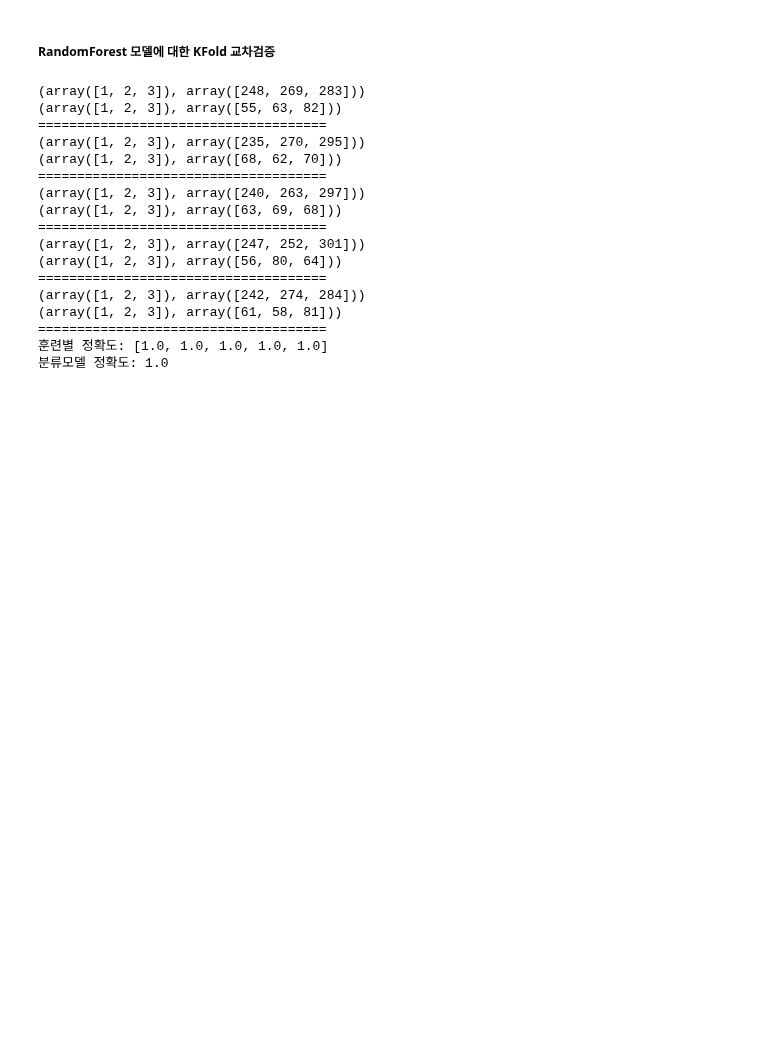
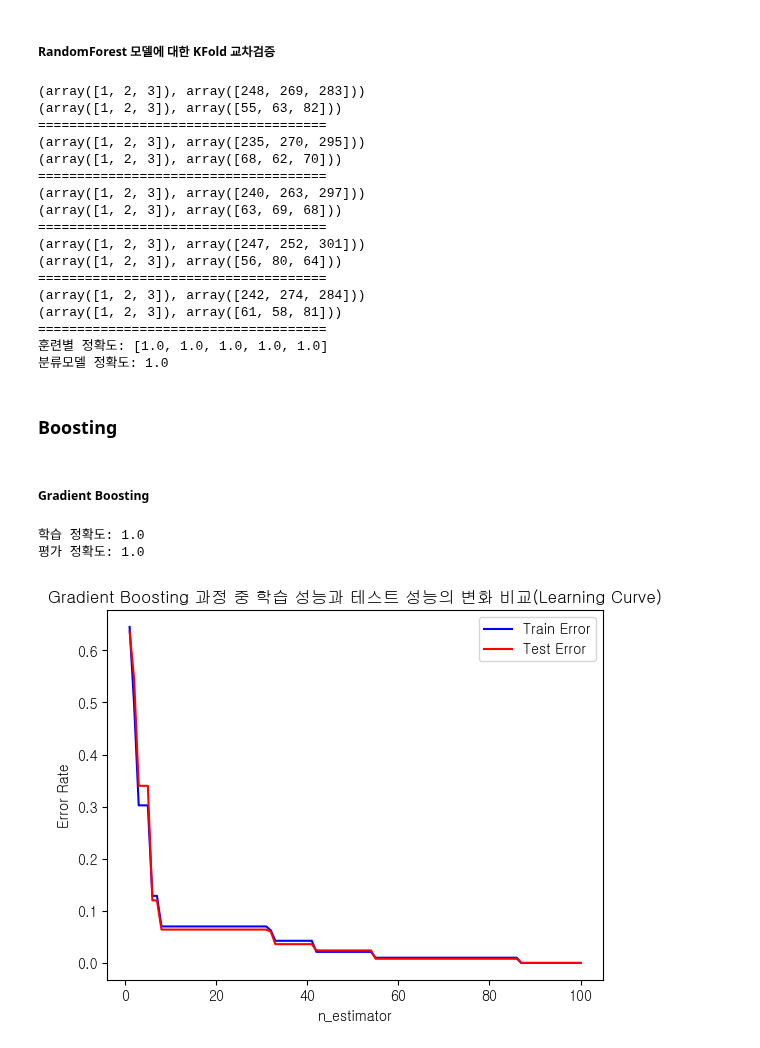
Before and after one commit to encore-SKN11/ML-3Team, a Jupyter notebook: ml_hyg_edited_by_bjs.ipynb, the cells around one changed output. Cells and saved outputs as stored; diff of their text form; code cells hidden in the pictures; blank space fills up the shorter version.

```diff
--- a/ml_hyg_edited_by_bjs.ipynb
+++ b/ml_hyg_edited_by_bjs.ipynb
@@ -1001,3 +1001,53 @@ print("분류모델 정확도:", np.mean(cv_accuracy))     # 배열의 평균
 =====================================
 훈련별 정확도: [1.0, 1.0, 1.0, 1.0, 1.0]
 분류모델 정확도: 1.0
+# %% [markdown]
+### Boosting
+# %% [markdown]
+##### Gradient Boosting
+# %%
+from sklearn.ensemble import GradientBoostingClassifier
+
+gb_clf = GradientBoostingClassifier(
+    n_estimators = 100,
+    learning_rate = 0.01
+)
+
+gb_clf.fit(X_train, y_train)
+
+y_pred_train = gb_clf.predict(X_train)
+y_pred_test = gb_clf.predict(X_test)
+
+print(f'학습 정확도: {accuracy_score(y_train, y_pred_train)}')
+print(f'평가 정확도: {accuracy_score(y_test, y_pred_test)}')
+# %% [output]
+학습 정확도: 1.0
+평가 정확도: 1.0
+# %%
+# 모델의 수렴 과정
+# 훈련 데이터에 비해 테스트 데이터가 높은 경우 과적합이 발생할 수 있음
+# -> 모델이 훈련 데이터의 세부적인 요소까지 학습을 해서 train data의 error보다 test data의 error 비율이 높게 나옴
+# -> 그래서 훈련데이터에 대한 과적합이 의심됨
+# -> 교차검증을 해서 과적합을 줄이자
+
+train_errors, test_errors = [], []
+
+# 예측과 정확도 계산
+for i in range(1, 101):
+    gb_clf = GradientBoostingClassifier(n_estimators=i, learning_rate=0.01)
+    gb_clf.fit(X_train, y_train)
+
+    # 학습 및 테스트 오류 추적
+    train_errors.append(1 - accuracy_score(y_train, gb_clf.predict(X_train)))
+    test_errors.append(1 - accuracy_score(y_test, gb_clf.predict(X_test)))
+
+# 시각화
+plt.plot(range(1, 101), train_errors, label="Train Error", color="blue")
+plt.plot(range(1, 101), test_errors, label="Test Error", color="red")
+plt.xlabel("n_estimator")
+plt.ylabel("Error Rate")
+plt.title("Gradient Boosting 과정 중 학습 성능과 테스트 성능의 변화 비교(Learning Curve)")
+plt.legend()
+plt.show()
+# %% [output]
+[figure, added]
```
Also changed, not shown: parts of 2 cells of this notebook.
